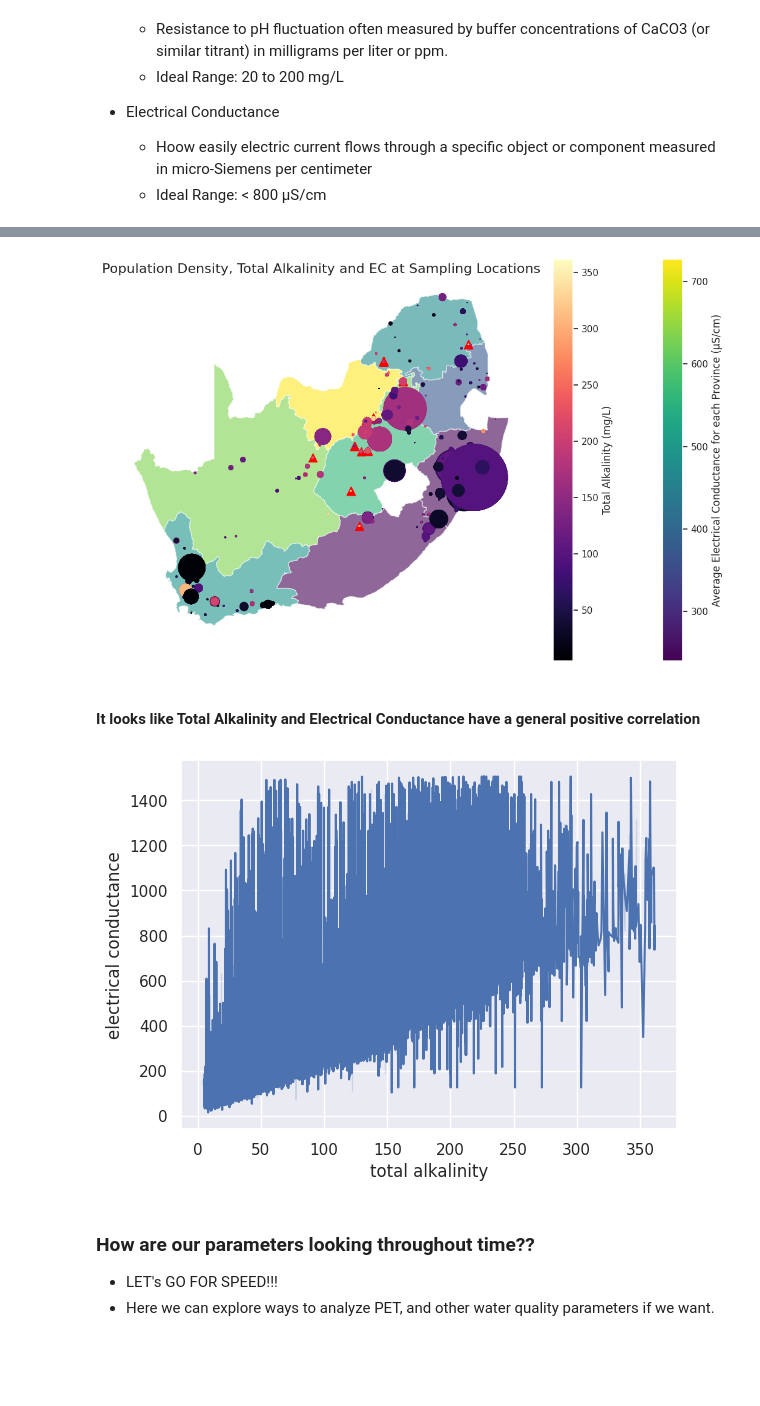
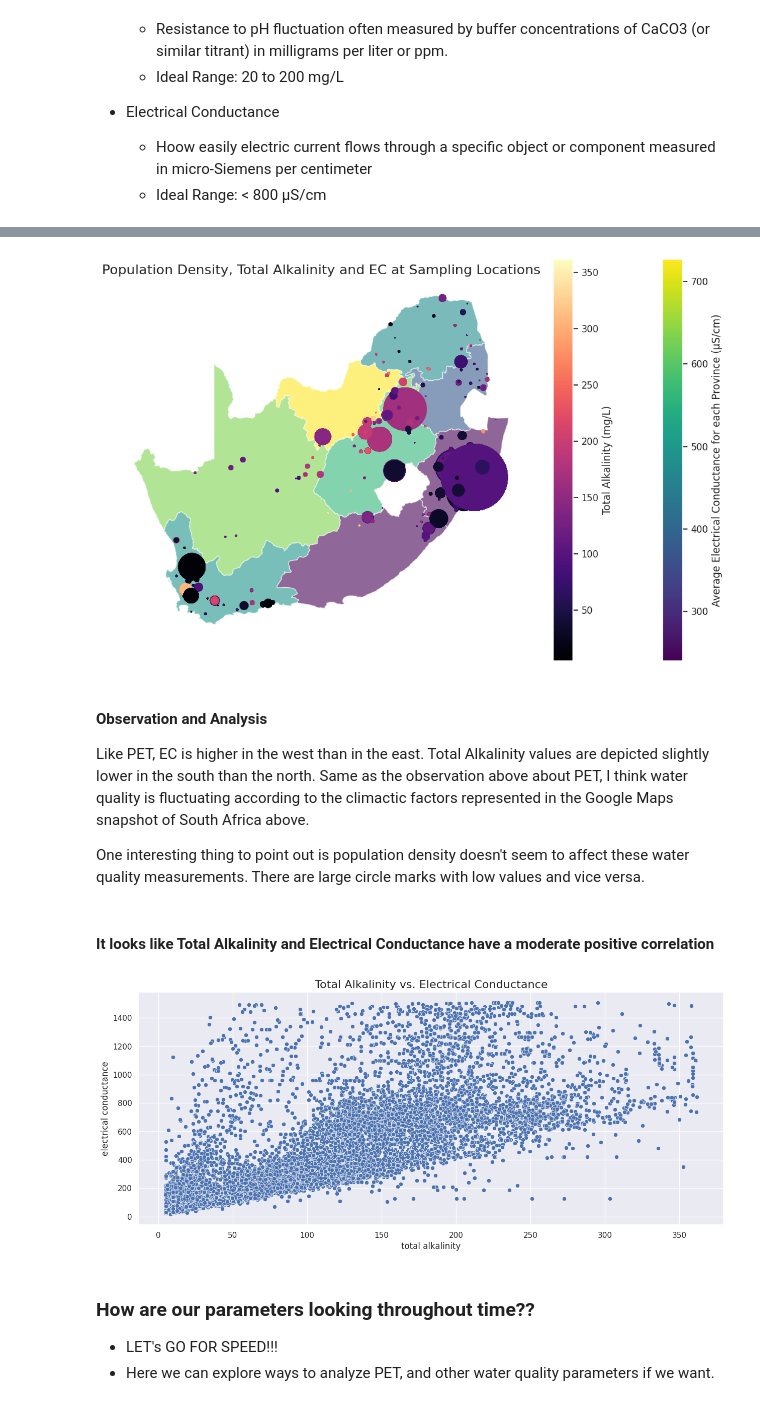
Before and after one commit to kylerod22/siads593-water-sustainability, a Jupyter notebook: 08-rjbest-sungmiki-kylerod-2026winter/src/EDA_RJ.ipynb, the cells around one changed output, grey strips where cells are left out. Saved outputs shown, nothing was run; the diff lists cells and outputs as text; code cells hidden in the pictures; blank space fills up the shorter version.

Commit message:
Update EDA_RJ and Ideal vs. unideal water quality

```diff
--- a/08-rjbest-sungmiki-kylerod-2026winter/src/EDA_RJ.ipynb
+++ b/08-rjbest-sungmiki-kylerod-2026winter/src/EDA_RJ.ipynb
@@ -44,14 +87,16 @@ geopandas : 1.1.2
 # %%
-df = pd.read_pickle('data/good_vs_bad.pkl')
-# df = pd.read_csv('data/wq.csv')
+df = pd.read_pickle('data/ideal_vs_unideal.pkl')
 gdf = gpd.GeoDataFrame(
     df,
     geometry=gpd.points_from_xy(df["longitude"], df["latitude"]),
     crs="EPSG:4326"
 )
+print('Variables we can work with:',list(gdf.columns))
 
-# https://simplemaps.com/gis/country/za --> download shapefile
-# https://simplemaps.com/static/svg/country/za/admin1/za_shp.zip
+# isolate all sample locations with "unideal" water quality into a separate dataframe
+unideal_wq = gdf[gdf['unideal']==1]
+print('There are',len(unideal_wq),'datapoints representing unideal water quality.')
+
 path_to_data = 'data/za_shp'
 provinces = gpd.read_file(path_to_data, layer='za').to_crs("EPSG:4326")
 provinces = provinces.rename(columns={'name':'province'}).sort_values(by='province')
@@ -197,22 +237,35 @@ bad.head()
 # Plot
 fig, ax = plt.subplots(figsize=(11, 7))
 
-provinces.plot(column='electrical conductance', ax=ax, zorder=1, cmap='viridis', alpha=0.6, legend=True, legend_kwds={'label':'Average Electrical Conductance for each Province (µS/cm)'})#, tootip={'province'})
-gdf.plot(column='total alkalinity', ax=ax, marker='o', markersize=gdf['pop_density_nn'], zorder=2, cmap='magma', legend=True, legend_kwds={'label':'Total Alkalinity (mg/L)'})#, tootip={'pop_density_nn'})
-bad.plot(column='bad', ax=ax, marker='^', markersize=100, color='red')
+provinces.plot(column='electrical conductance', ax=ax, zorder=1, cmap='viridis', alpha=0.6, legend=True, legend_kwds={'label':'Average Electrical Conductance for each Province (µS/cm)'})#, 'loc': 'center left'})#, tootip={'province'})
+# OR #
+# provinces.plot(column='electrical conductance', ax=ax, zorder=1, cmap='viridis', alpha=0.2, legend=False)#, tootip={'province'})
+gdf.plot(column='total alkalinity', ax=ax, marker='o', markersize=gdf['pop_density_nn'], cmap='magma', legend=True, legend_kwds={'label':'Total Alkalinity (mg/L)'})#, tootip={'pop_density_nn'})
+# unideal_wq.plot(column='unideal', ax=ax, marker='^', markersize=100, color='red')
 
 ax.set_axis_off()
 plt.title('Population Density, Total Alkalinity and EC at Sampling Locations', fontsize=16)
 plt.tight_layout()
 plt.show()
+
+# legend start from 0
+# only 2 colors
 # %% [output]
-[figure, old version]
+[figure, new version]
+# %% [markdown]
+#### **Observation and Analysis**
+
+Like PET, EC is higher in the west than in the east. Total Alkalinity values are depicted slightly lower in the south than the north. Same as the observation above about PET, I think water quality is fluctuating according to the climactic factors represented in the Google Maps snapshot of South Africa above.
+
+One interesting thing to point out is population density doesn't seem to affect these water quality measurements. There are large circle marks with low values and vice versa.
 # %% [markdown]
-#### It looks like Total Alkalinity and Electrical Conductance have a general positive correlation
+#### It looks like Total Alkalinity and Electrical Conductance have a moderate positive correlation
 # %%
-sns.lineplot(data=gdf, x="total alkalinity", y="electrical conductance");
+fig, ax = plt.subplots(figsize=(15, 6));
+sns.scatterplot(data=gdf, x="total alkalinity", y="electrical conductance")
+plt.title("Total Alkalinity vs. Electrical Conductance", fontsize=16);
 # %% [output]
-[figure, old version]
+[figure, new version]
 # %% [markdown]
 ### How are our parameters looking throughout time??
 
```
Also changed, not shown: parts of 36 cells of this notebook, 1 other file.
